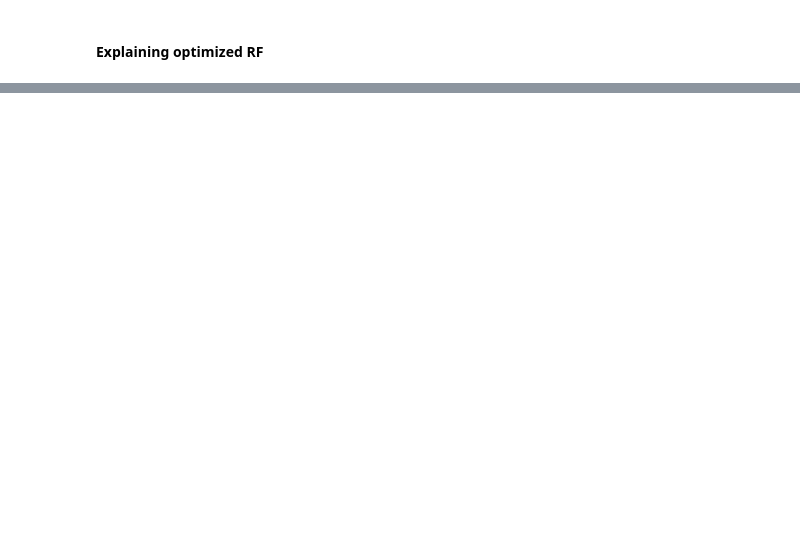
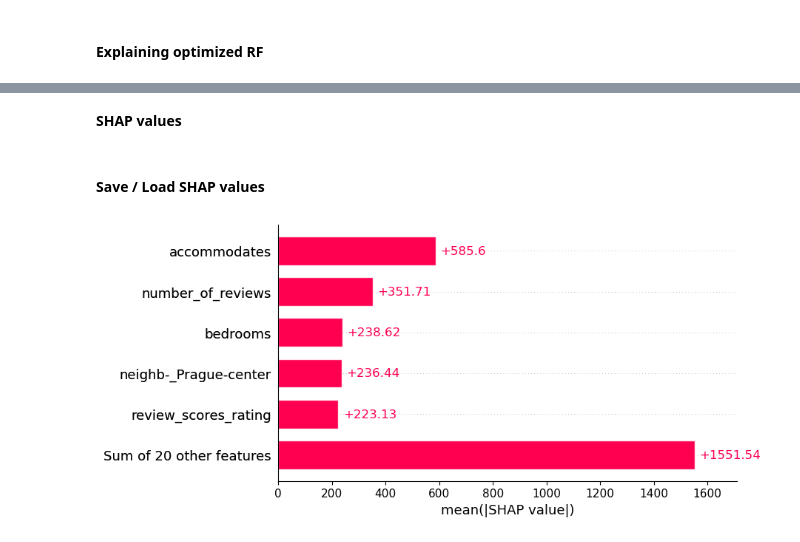
Before and after one commit to tominatorcz/datax, a Jupyter notebook: python/regresion.ipynb, the cells around one changed output, grey strips where cells are left out. Drawn from its saved outputs; the diff is of its cells as text; code cells hidden in the pictures; blank space fills up the shorter version.

Commit message:
Model explanation + TESTs and selecting the best model

```diff
--- a/python/regresion.ipynb
+++ b/python/regresion.ipynb
@@ -720,0 +457,8 @@ with open('bayesian_optimization_xgboost.pkl', 'wb') as file:
+# %%
+# Loading saved optimized XGB model
+# Path to your saved model file
+model_path = '../python/models/optimized_xgb_model.pkl'
+
+# Load the model from the file
+with open(model_path, 'rb') as file:
+    xgbm_opt = pickle.load(file)
@@ -720,0 +467,23 @@ with open('bayesian_optimization_xgboost.pkl', 'wb') as file:
+# %% [markdown]
+**SHAP values**
+# %%
+##X_sampled = X_train.sample(n=10000, random_state=42)
+
+# Calculating SHAP values on entire X_train set
+explainer = shap.TreeExplainer(xgbm_opt, n_jobs = -1)
+shap_values = explainer(X_train)
+# %% [markdown]
+#### Save / Load SHAP values
+# %%
+with open('../python/models/optimized_xgb_SHAP_values.pkl', 'wb') as file:
+    pickle.dump(shap_values, file)
+# %%
+SHAP_values_path = '../python/models/optimized_xgb_SHAP_values.pkl'
+
+# Load the model from the file
+with open(SHAP_values_path, 'rb') as file:
+    shap_values = pickle.load(file)
+# %%
+shap.plots.bar(shap_values, max_display=6)
+# %% [output]
+[figure, added]
```
Also changed, not shown: parts of 73 cells of this notebook, 4 other files.
